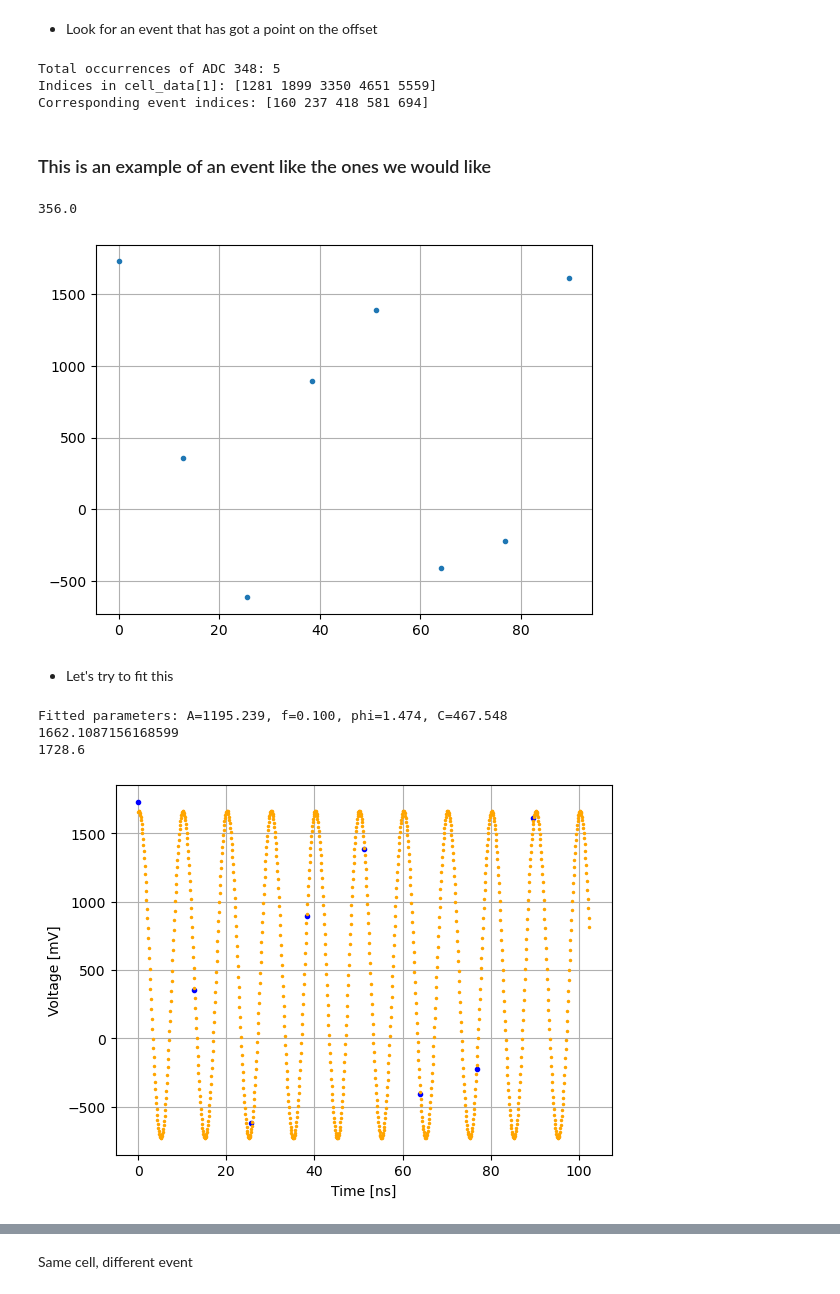
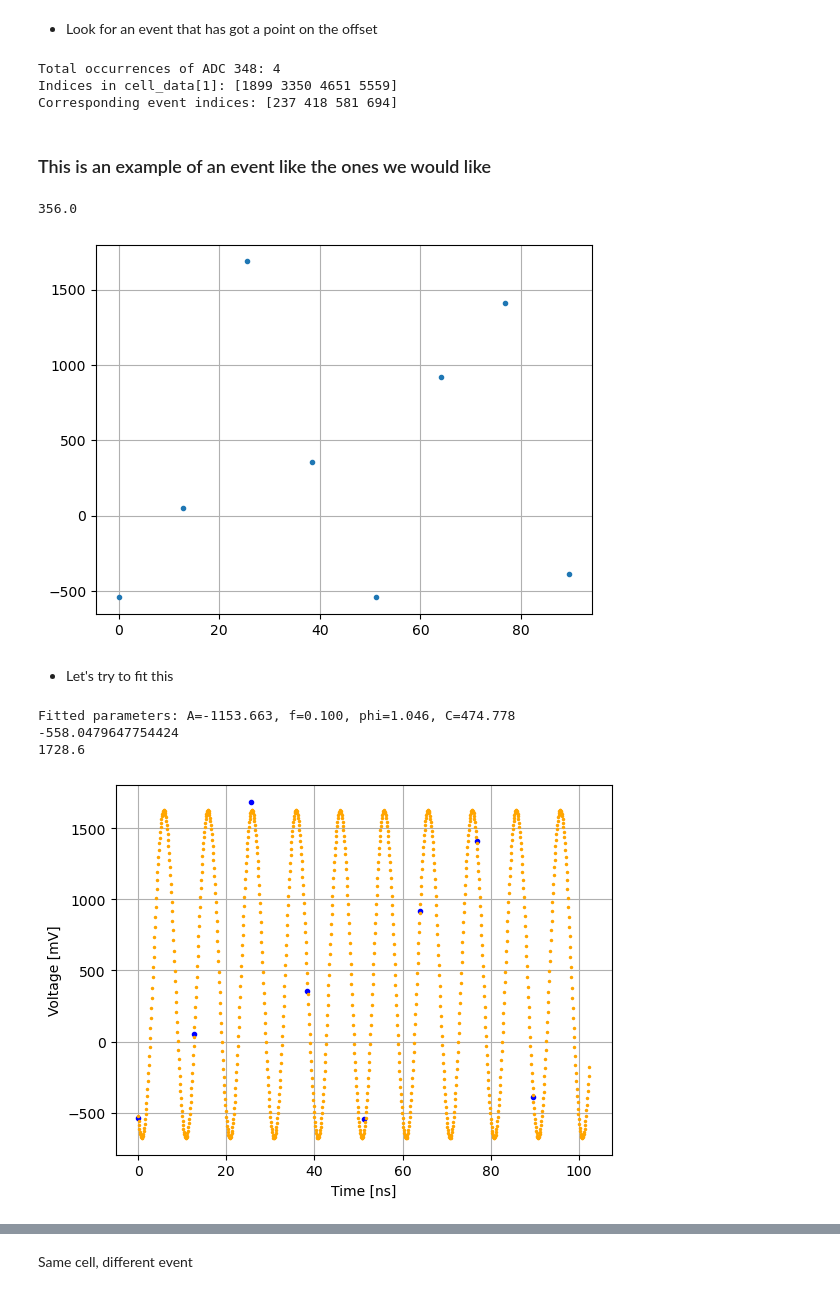
Before and after one commit to sigarnero/GasPM, a Jupyter notebook: NALU_calibration/Nalu_SingleCell.ipynb, the cells around one changed output, grey strips where cells are left out. Saved outputs shown, nothing was run; the diff lists cells and outputs as text; code cells hidden in the pictures.

```diff
--- a/NALU_calibration/Nalu_SingleCell.ipynb
+++ b/NALU_calibration/Nalu_SingleCell.ipynb
@@ -80,9 +82,9 @@ Offset: 356.04999999999995
 # %%
 # Convert cell_data[1] to a NumPy array (if not already)
 cell_1_data = np.array(cell_data[1])  # Shape: (8104,)
-
+cell_1_data = cell_1_data - np.median(cell_1_data)  # Subtract the median
 # Find the indices where ADC count is 348
-indices_offset = np.where((cell_1_data >= 356) & (cell_1_data < 357))[0]
+indices_offset = np.where((cell_1_data >= 0) & (cell_1_data < 1))[0]
 
 # Each event consists of 8 points, so compute the event index for each
 event_indices = indices_offset // 8  # Integer division to find the event number
@@ -92,41 +94,41 @@ print(f"Total occurrences of ADC 348: {len(indices_offset)}")
 print(f"Indices in cell_data[1]: {indices_offset}")
 print(f"Corresponding event indices: {event_indices}")
 # %% [output]
-Total occurrences of ADC 348: 5
-Indices in cell_data[1]: [1281 1899 3350 4651 5559]
-Corresponding event indices: [160 237 418 581 694]
+Total occurrences of ADC 348: 4
+Indices in cell_data[1]: [1899 3350 4651 5559]
+Corresponding event indices: [237 418 581 694]
 # %% [markdown]
 ### This is an example of an event like the ones we would like
 # %%
 time_0 = np.arange(0, 8 * 12.8, 12.8)
 print(cell_data[1][1281])
-plt.plot(time_0, cell_data[1][event_indices[0]*8:event_indices[0]*8+8],'.')      # cell_data[event][0-7 is first cell and so on]
+plt.plot(time_0, cell_data[1][event_indices[2]*8:event_indices[2]*8+8],'.')      # cell_data[event][0-7 is first cell and so on]
 # plt.plot(time_0, cell_data[0][8:16],'.')      # cell_data[event][0-7 is first cell and so on]
 plt.grid()
 # %% [output]
 356.0
-[figure, old version]
+[figure, new version]
 # %% [markdown]
 * Let's try to fit this
 # %%
 def sinewave(x, A, f, phi, c):
     return A * np.sin(2 * np.pi * f * x + phi) + c
 
-p, _ = curve_fit(sinewave, time_0, cell_data[1][event_indices[0]*8:event_indices[0]*8+8], p0=[2500, 0.1, 0, 0])
+p, _ = curve_fit(sinewave, time_0, cell_data[1][event_indices[2]*8:event_indices[2]*8+8], p0=[2500, 0.1, 0, 0])
 
 A_fit, f_fit, phi_fit, C_fit = p
 print(f"Fitted parameters: A={A_fit:.3f}, f={f_fit:.3f}, phi={phi_fit:.3f}, C={C_fit:.3f}")
 
-plt.plot(time_0, cell_data[1][event_indices[0]*8:event_indices[0]*8+8],'.', color='blue', label="Data")
+plt.plot(time_0, cell_data[1][event_indices[2]*8:event_indices[2]*8+8],'.', color='blue', label="Data")
 plt.plot(time, sinewave(time, *p),'.',markersize=3,color = 'orange', label="Fit")
 plt.xlabel("Time [ns]")
 plt.ylabel("Voltage [mV]");
 plt.grid()
 
 print(sinewave(time,*p)[1])
 print(cell_data[1][1280])
 # %% [output]
-Fitted parameters: A=1195.239, f=0.100, phi=1.474, C=467.548
-1662.1087156168599
+Fitted parameters: A=-1153.663, f=0.100, phi=1.046, C=474.778
+-558.0479647754424
 1728.6
-[figure, old version]
+[figure, new version]
```
Also changed, not shown: parts of 15 cells of this notebook.
